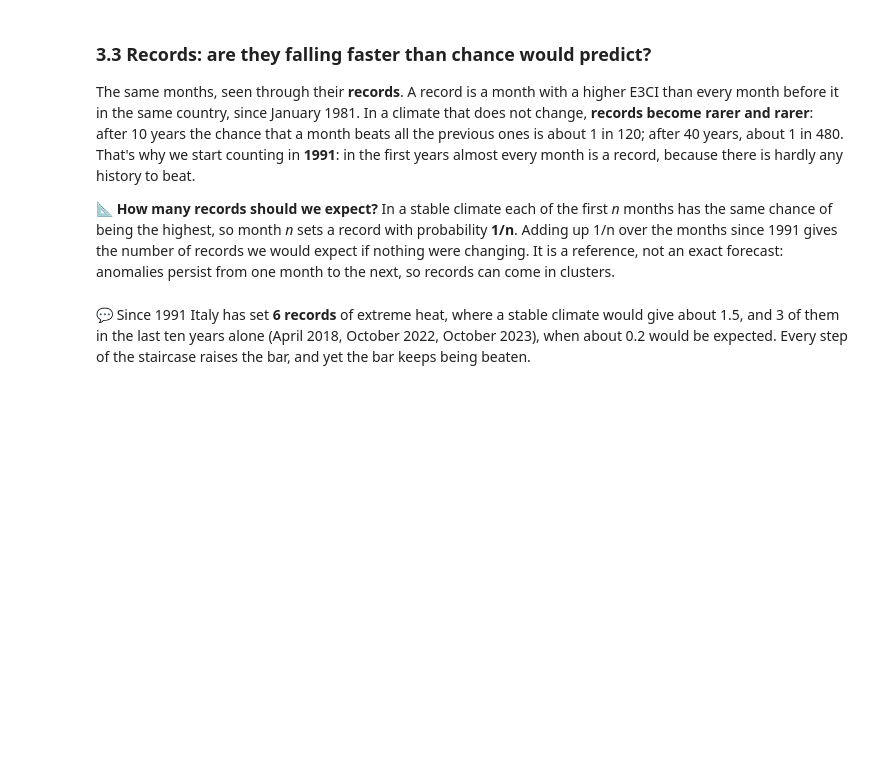
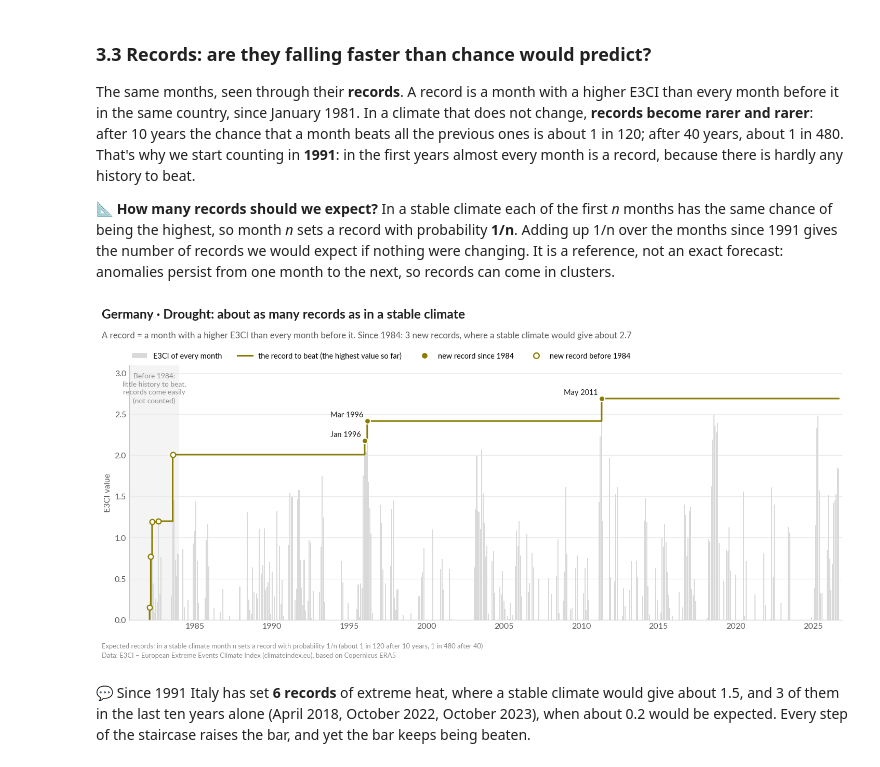
Before and after one commit to cnzbn/climate-gazette, a Jupyter notebook: E3CI_workshop_modificato3_param_regions.ipynb, the cells around one changed output. Saved outputs shown, nothing was run; the diff lists cells and outputs as text; code cells hidden in the pictures; blank space fills up the shorter version.

```diff
--- a/E3CI_workshop_modificato3_param_regions.ipynb
+++ b/E3CI_workshop_modificato3_param_regions.ipynb
@@ -1302,7 +1322,7 @@ persist from one month to the next, so records can come in clusters.
 # @markdown Uses the COUNTRY chosen at the top of Part 3.
 COMPONENT = "drought"  # @param ["extreme max T", "extreme min T", "drought", "extreme prec", "extreme wind", "hail", "fire"]
 # @markdown **START_YEAR**: records are counted from this year (in the first years almost every month is a record).
-START_YEAR = 1991  # @param {type:"slider", min:1982, max:2020, step:1}
+START_YEAR = 1984  # @param {type:"slider", min:1982, max:2020, step:1}
 # @markdown **TITLE**: your title, or leave it empty for the automatic title.
 TITLE = ""  # @param {type:"string"}
 
@@ -1359,33 +1379,35 @@ def plot_records(area, component, start_year=1991, data=None, title=None, subtit
                Line2D([], [], color=color, linewidth=2, label="the record to beat (the highest value so far)"),
                Line2D([], [], marker="o", linestyle="none", color=color, markeredgecolor="white", markersize=8,
                       label=f"new record since {start_year}"),
                Line2D([], [], marker="o", linestyle="none", markerfacecolor="white", markeredgecolor=color,
                       markeredgewidth=1.5, markersize=7, label=f"new record before {start_year}")]
     ax.legend(handles=handles, loc="lower left", bbox_to_anchor=(0, 1.01), ncol=4, fontsize=9.5, borderaxespad=0)
 
     # A title written by the data: observed vs expected records since start_year
     label = COMPONENTS[component]["label"]
     ratio = observed / expected if expected > 0 else np.nan
     if np.isnan(ratio):
         headline = f"{area} · {label}: not enough data to count records"
     elif ratio >= 1.5:
         times = f"{ratio:.0f}" if ratio >= 3 else f"{ratio:.1f}"
         headline = f"{area} · {label}: records fall {times}× more often than in a stable climate"
     elif ratio <= 0.67:
         headline = f"{area} · {label}: fewer new records than in a stable climate"
     else:
         headline = f"{area} · {label}: about as many records as in a stable climate"
     n_records = "1 new record" if observed == 1 else f"{observed} new records"
     add_titles(fig, title or headline,
                subtitle or f"A record = a month with a higher E3CI than every month before it. Since {start_year}: "
                            f"{n_records}, where a stable climate would give about {expected:.1f}")
     add_source(fig, f"Expected records: in a stable climate month n sets a record with probability 1/n "
                     f"(about 1 in 120 after 10 years, 1 in 480 after 40)")
     save_figure(fig, "12_records", area, component)
     plt.show()
 
 
 plot_records(COUNTRY, COMPONENT, START_YEAR, title=TITLE)
+# %% [output]
+[figure, added]
 # %% [markdown]
 💬 Since 1991 Italy has set **6 records** of extreme heat, where a stable climate would give about 1.5, and 3 of them
 in the last ten years alone (April 2018, October 2022, October 2023), when about 0.2 would be expected. Every step of
```
Also changed, not shown: parts of 15 cells of this notebook, 22 other files.
